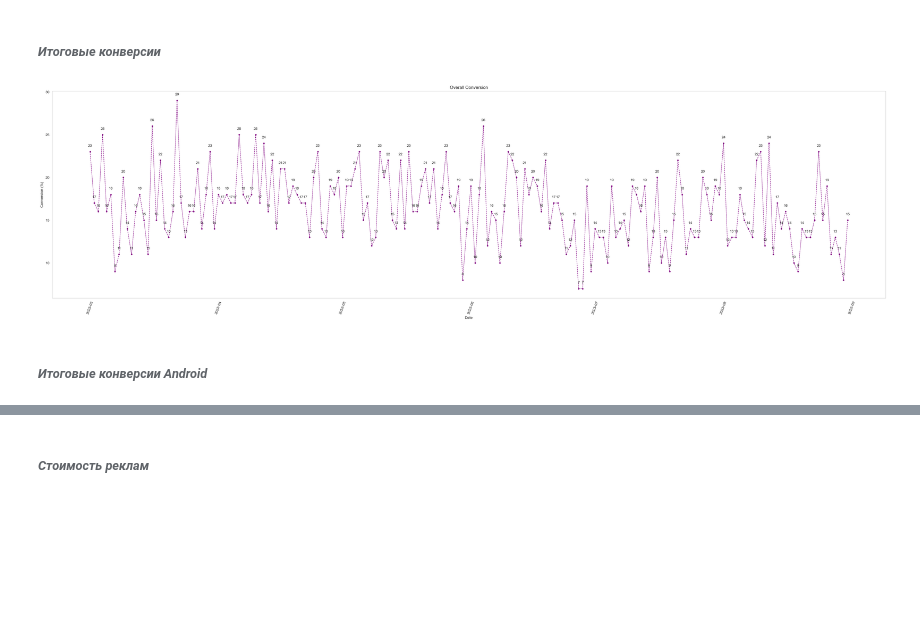
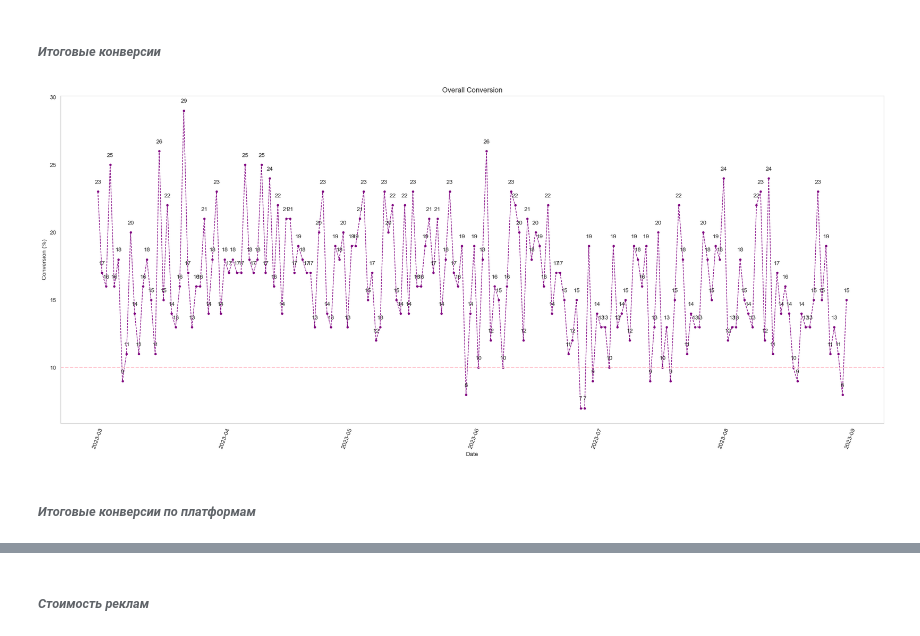
Before and after one commit to IcePenguinDiscoPanda/data-analytics-project-100, a Jupyter notebook: charts_project.ipynb, the cells around one changed output, grey strips where cells are left out. Drawn from its saved outputs; the diff is of its cells as text; code cells hidden in the pictures; blank space fills up the shorter version.

Commit message:
update chart  and presentation

```diff
--- a/charts_project.ipynb
+++ b/charts_project.ipynb
@@ -205,27 +205,28 @@ plt.show()
 # %%
 visits_per_day = visits_and_registrations.groupby(['date_group']).agg({'visits':'sum'})
 registrations_per_day = visits_and_registrations.groupby(['date_group']).agg({'registrations':'sum'})
 total_conversion = round(registrations_per_day['registrations']/visits_per_day['visits']*100, 0).reset_index()
 total_conversion = total_conversion.set_axis(['date_group', 'conversion'], axis=1, copy = False)
 
-fig, ax = plt.subplots(figsize=(40, 10))
+fig, ax = plt.subplots(figsize=(25, 10))
 ax.plot(total_conversion['date_group'], total_conversion['conversion'],
         color='purple',
         marker='o',
         linestyle='dashed',
         linewidth=1,
         markersize=3)
+plt.axhline(y=10, color='pink', linestyle='--')
 ax.grid()
 ax.set_xlabel('Date')
 ax.set_ylabel('Conversion (%)')
 plt.title('Overall Conversion')
 plt.xticks(rotation=70)
 for x, y in zip(total_conversion['date_group'], total_conversion['conversion']):
     plt.text(x, y + 0.5, '%d' % y, ha='center', va = 'bottom')
 plt.savefig(f'./charts/Overall Conversion.png')
 plt.show()
 # %% [output]
-[figure, old version]
+[figure, new version]
 # %% [markdown]
-###### *Итоговые конверсии Android*
+###### *Итоговые конверсии по платформам*
 # %%
```
Also changed, not shown: parts of 8 cells of this notebook, 1 other file.
